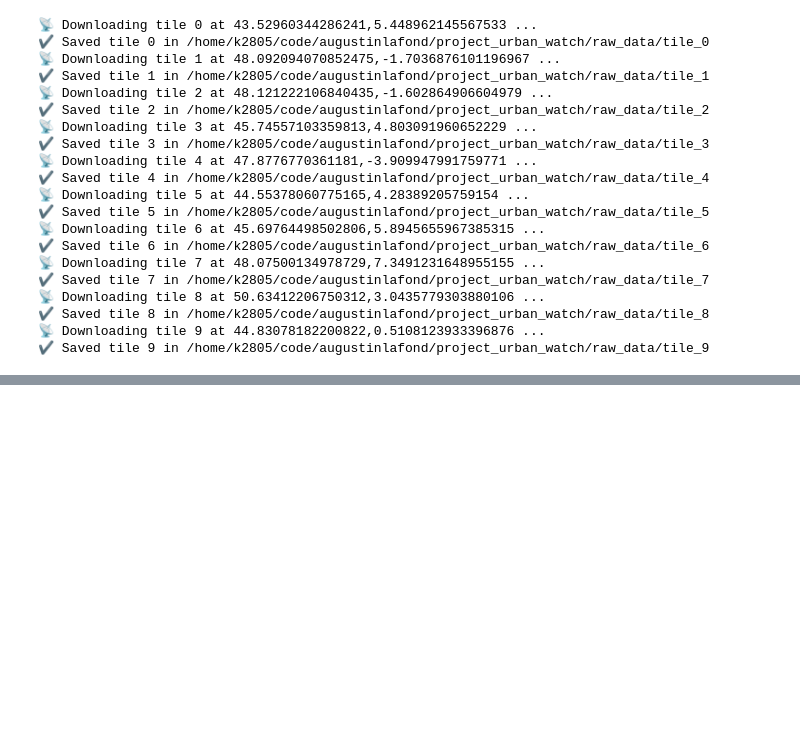
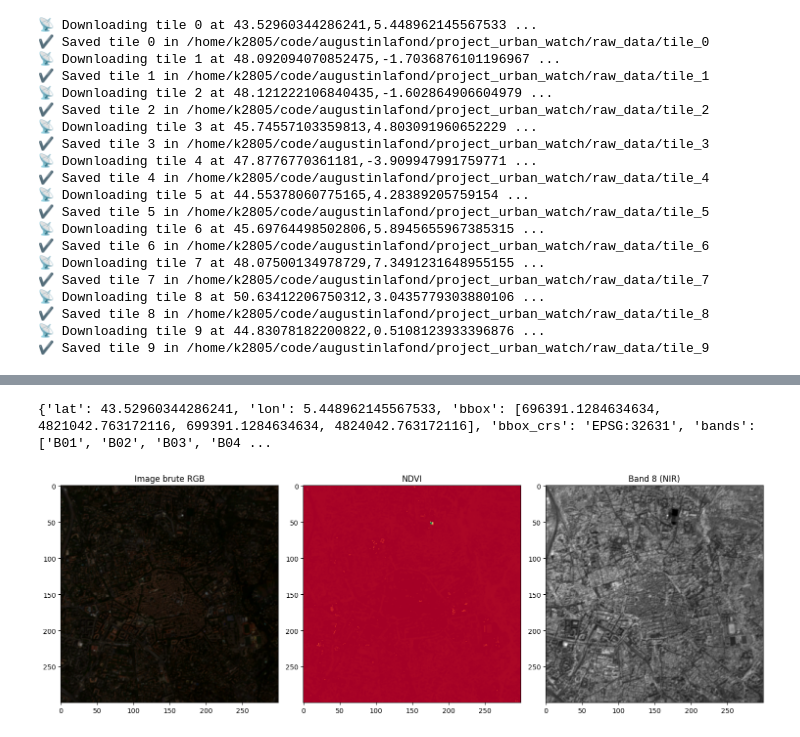
Before and after one commit to augustinlafond/project_urban_watch, a Jupyter notebook: Notebooks/data_exloration_kevin.ipynb, the cells around one changed output, grey strips where cells are left out. Saved outputs shown, nothing was run; the diff lists cells and outputs as text; code cells hidden in the pictures; blank space fills up the shorter version.

```diff
--- a/Notebooks/data_exloration_kevin.ipynb
+++ b/Notebooks/data_exloration_kevin.ipynb
@@ -85,0 +262,27 @@ ValueError: Parameter `all_bands` is set to False, but images have 4 bands.
+# %%
+# 1. Affiche les métadonnées
+print(meta[0])
+
+# 2. Regarde l'image brute (avant cloud detection)
+fig, axes = plt.subplots(1, 3, figsize=(15, 5))
+
+# RGB brut
+axes[0].imshow(X[0][:,:,[3,2,1]])  # B04, B03, B02 = RGB
+axes[0].set_title("Image brute RGB")
+
+# NDVI (végétation)
+B4 = X[0][:,:,3]
+B8 = X[0][:,:,6]
+ndvi = (B8 - B4) / (B8 + B4 + 1e-6)
+axes[1].imshow(ndvi, cmap='RdYlGn')
+axes[1].set_title("NDVI")
+
+# Near Infrared
+axes[2].imshow(X[0][:,:,6], cmap='gray')
+axes[2].set_title("Band 8 (NIR)")
+
+plt.tight_layout()
+plt.show()
+# %% [output]
+{'lat': 43.52960344286241, 'lon': 5.448962145567533, 'bbox': [696391.1284634634, 4821042.763172116, 699391.1284634634, 4824042.763172116], 'bbox_crs': 'EPSG:32631', 'bands': ['B01', 'B02', 'B03', 'B04 ...
+[figure, added]
```
Also changed, not shown: parts of 19 cells of this notebook.
